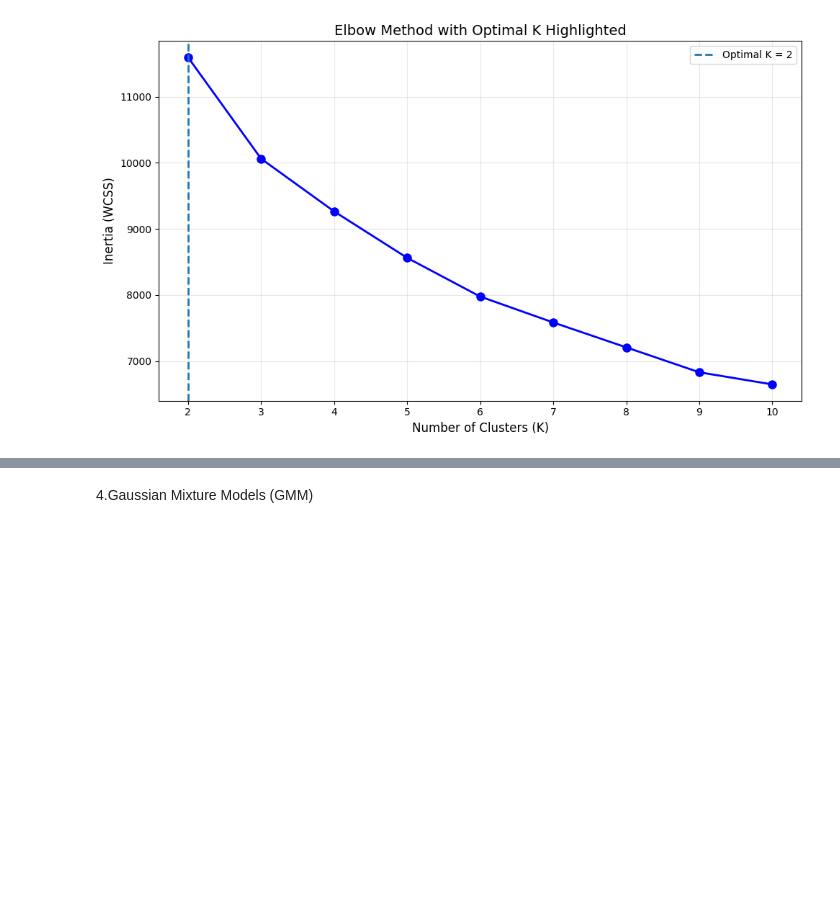
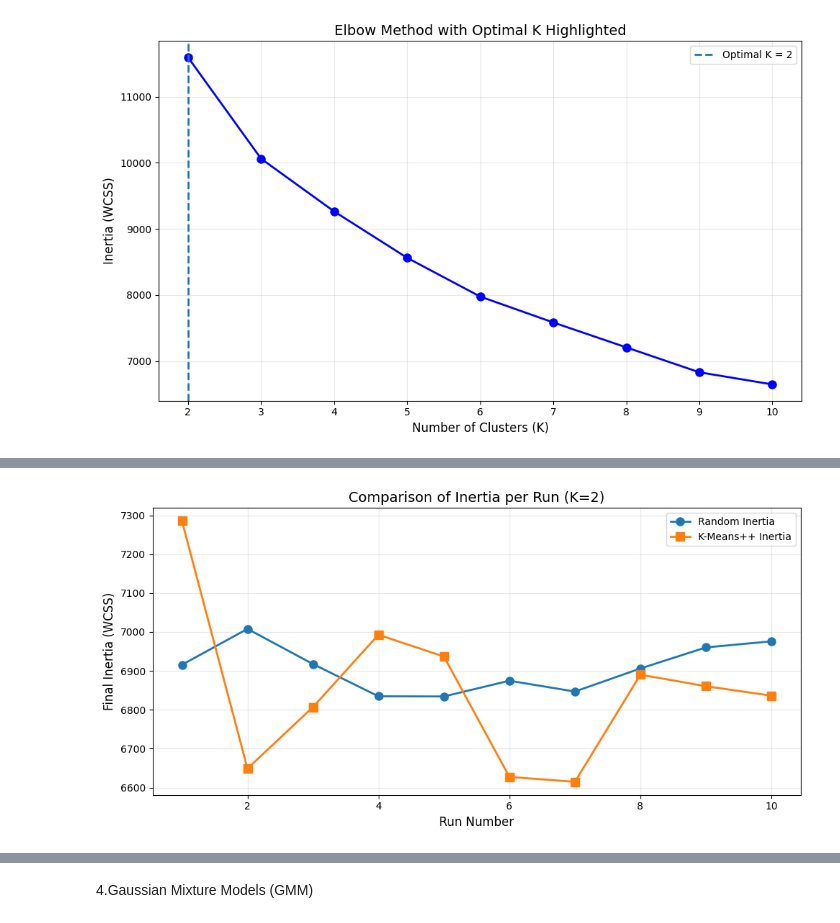
Before and after one commit to mirollawa2l/Unsupervised-Learning, a Jupyter notebook: Implementation.ipynb, the cells around one changed output, grey strips where cells are left out. Cells and saved outputs as stored; diff of their text form; code cells hidden in the pictures; blank space fills up the shorter version.

Commit message:
add sklearn and some visualizations

```diff
--- a/Implementation.ipynb
+++ b/Implementation.ipynb
@@ -479,7 +482,7 @@ for run in range(n_runs):
         X_scaled,
         initial_centroids,
         max_iters=max_iters,
-        verbose=Falsec
+        verbose=True
     )
 
     results['random']['inertias'].append(inertia_history[-1])
@@ -567,0 +577,32 @@ K-Means++ Initialization:
+# %%
+# First, extract data from results
+random_inertia = results['random']['inertias']
+random_iters   = results['random']['iterations']
+
+plusplus_inertia = results['plusplus']['inertias']
+plusplus_iters   = results['plusplus']['iterations']
+
+# Then compute means and standard deviations
+inertia_means = [np.mean(random_inertia), np.mean(plusplus_inertia)]
+inertia_stds  = [np.std(random_inertia), np.std(plusplus_inertia)]
+
+iters_means = [np.mean(random_iters), np.mean(plusplus_iters)]
+iters_stds  = [np.std(random_iters), np.std(plusplus_iters)]
+
+# Prepare x-axis
+methods = ['Random', 'K-Means++']
+x = np.arange(len(methods))
+width = 0.35
+# %%
+plt.figure(figsize=(10, 5))
+plt.plot(range(1, len(random_inertia)+1), random_inertia, 'o-', label='Random Inertia', linewidth=2, markersize=8)
+plt.plot(range(1, len(plusplus_inertia)+1), plusplus_inertia, 's-', label='K-Means++ Inertia', linewidth=2, markersize=8)
+plt.xlabel('Run Number', fontsize=12)
+plt.ylabel('Final Inertia (WCSS)', fontsize=12)
+plt.title(f'Comparison of Inertia per Run (K={optimal_k})', fontsize=14)
+plt.legend()
+plt.grid(True, alpha=0.3)
+plt.tight_layout()
+plt.show()
+# %% [output]
+[figure, added]
```
Also changed, not shown: parts of 11 cells of this notebook.
